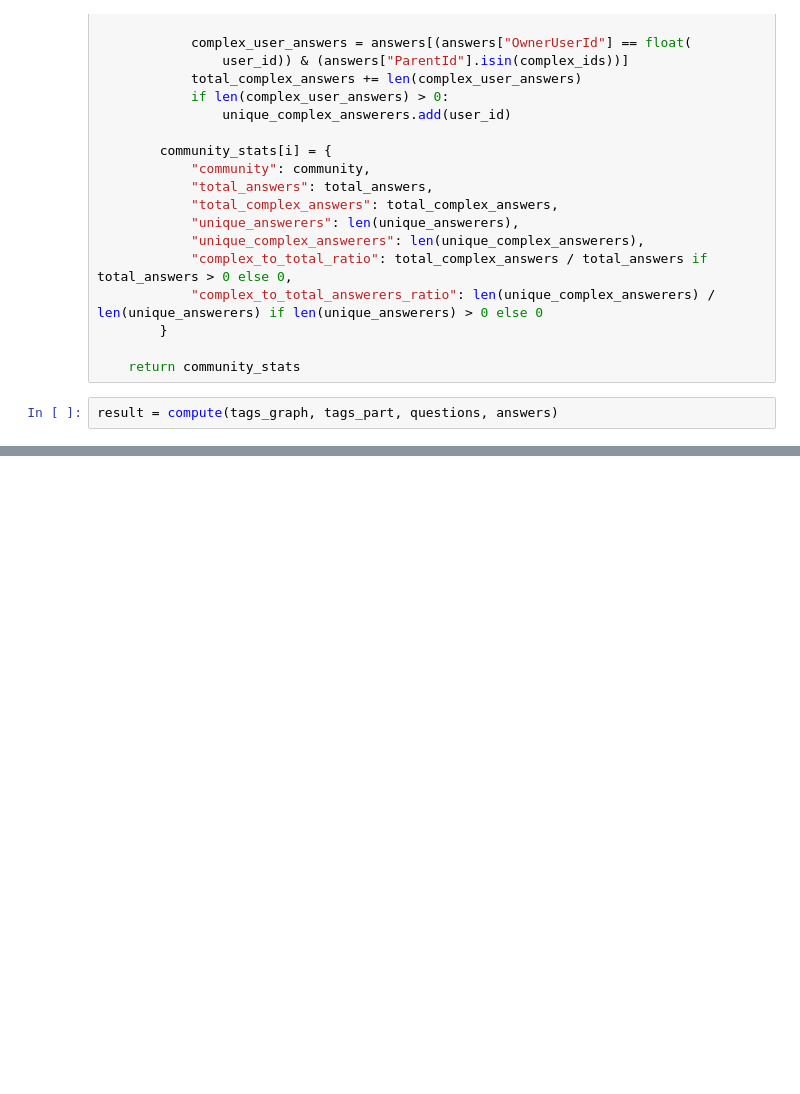
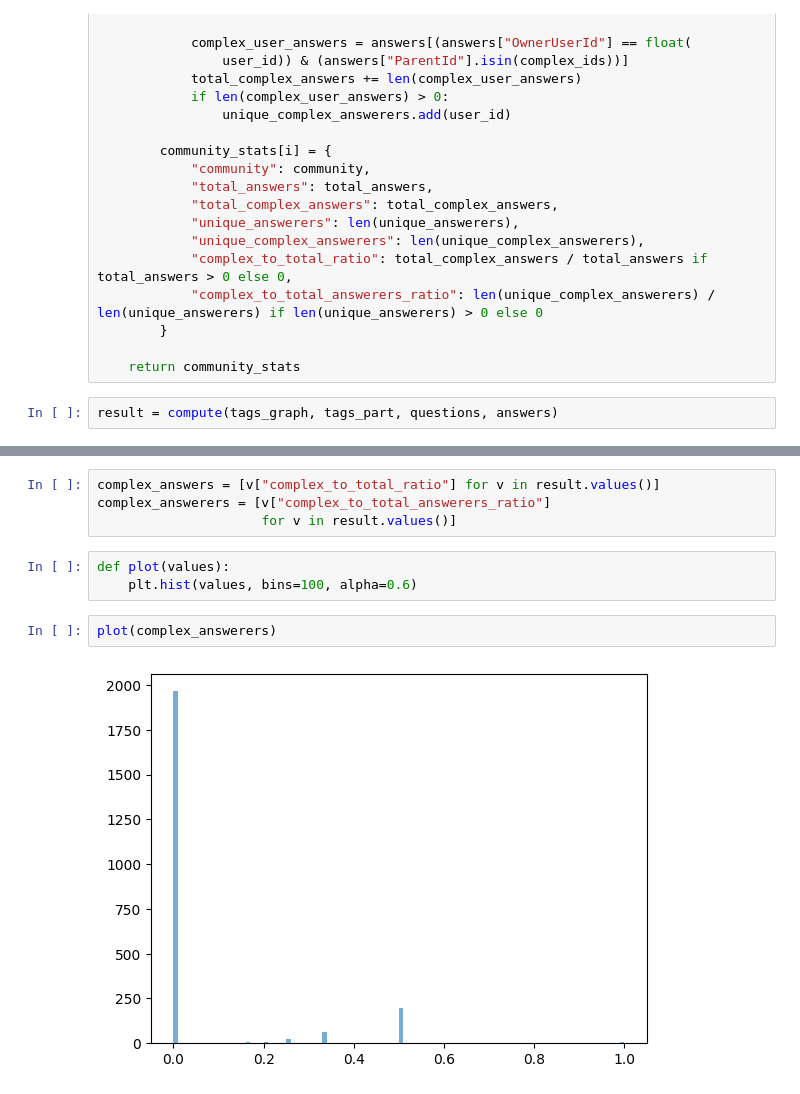
Before and after one commit to setday/hse_sna_p2024, a Jupyter notebook: complexity_hunters/find_hunters.ipynb, the cells around one changed output, grey strips where cells are left out. Saved outputs shown, nothing was run; the diff lists cells and outputs as text; blank space fills up the shorter version.

```diff
--- a/complexity_hunters/find_hunters.ipynb
+++ b/complexity_hunters/find_hunters.ipynb
@@ -113,0 +141,11 @@ for key, value in sorted_dict.items():
+# %%
+complex_answers = [v["complex_to_total_ratio"] for v in result.values()]
+complex_answerers = [v["complex_to_total_answerers_ratio"]
+                     for v in result.values()]
+# %%
+def plot(values):
+    plt.hist(values, bins=100, alpha=0.6)
+# %%
+plot(complex_answerers)
+# %% [output]
+[figure, added]
```
Also changed, not shown: parts of 12 cells of this notebook, 3 other files.
